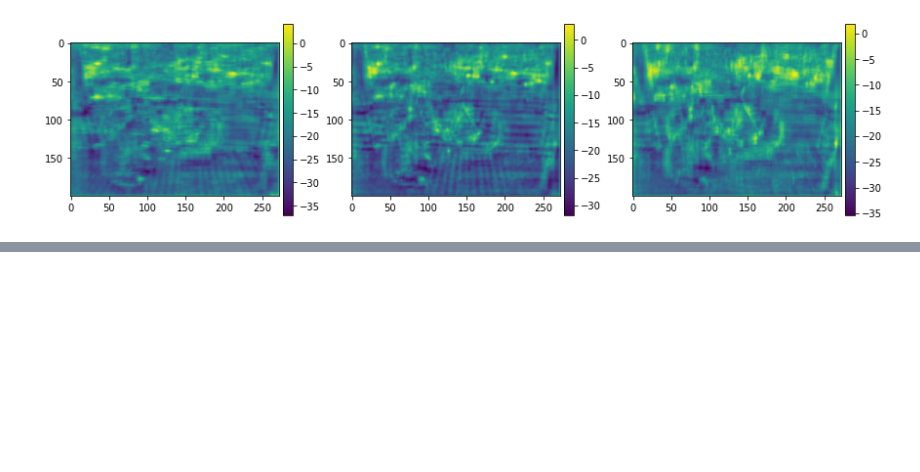
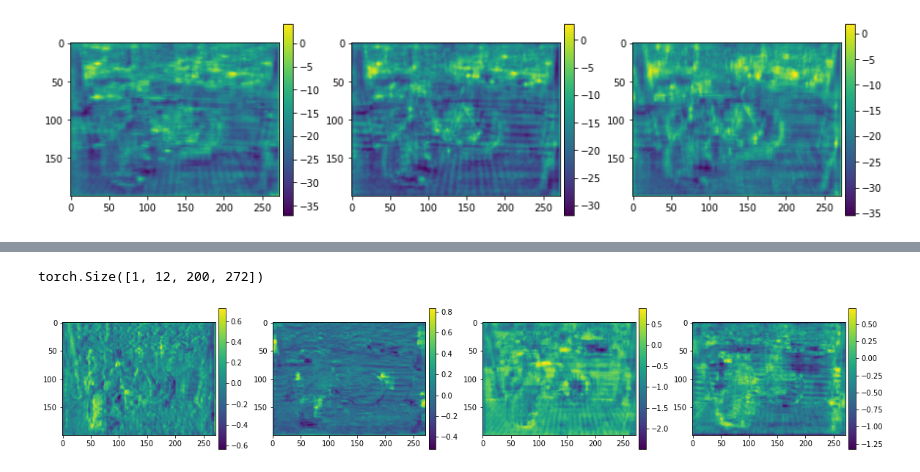
Before and after one commit to YassYe/Deeplearning-Workshops-FYP, a Jupyter notebook: ObjectDetection.ipynb, the cells around one changed output, grey strips where cells are left out. Saved outputs shown, nothing was run; the diff lists cells and outputs as text; code cells hidden in the pictures; blank space fills up the shorter version.

Commit message:
obtainged ROI outputs and plotted them

```diff
--- a/ObjectDetection.ipynb
+++ b/ObjectDetection.ipynb
@@ -256,0 +248,21 @@ tensor([[-10.9859, -16.7748, -16.9358,  ..., -17.0290, -14.1395, -10.4287],
+# %%
+bpred_out =outputsrpn[0][1][0]
+print(bpred_out.shape)
+
+
+# making subplots with constrained_layout=True
+fig, ax = plt.subplots(1,4,figsize=(16,16), constrained_layout = True)
+
+# set data with subplots and plot
+im1 = ax[0].imshow(bpred_out[0,0,:,:])
+fig.colorbar(im1,ax = ax[0],fraction=0.046, pad=0.02)
+im2 = ax[1].imshow(bpred_out[0,1,:,:])
+fig.colorbar(im2,ax =ax[1], fraction=0.046, pad=0.02)
+im3 = ax[2].imshow(bpred_out[0,2,:,:])
+fig.colorbar(im3,ax = ax[2], fraction=0.046, pad=0.02)
+im4 = ax[3].imshow(bpred_out[0,3,:,:])
+fig.colorbar(im4,ax = ax[3], fraction=0.046, pad=0.02)
+plt.show()
+# %% [output]
+torch.Size([1, 12, 200, 272])
+[figure, added]
```
Also changed, not shown: parts of 11 cells of this notebook.
